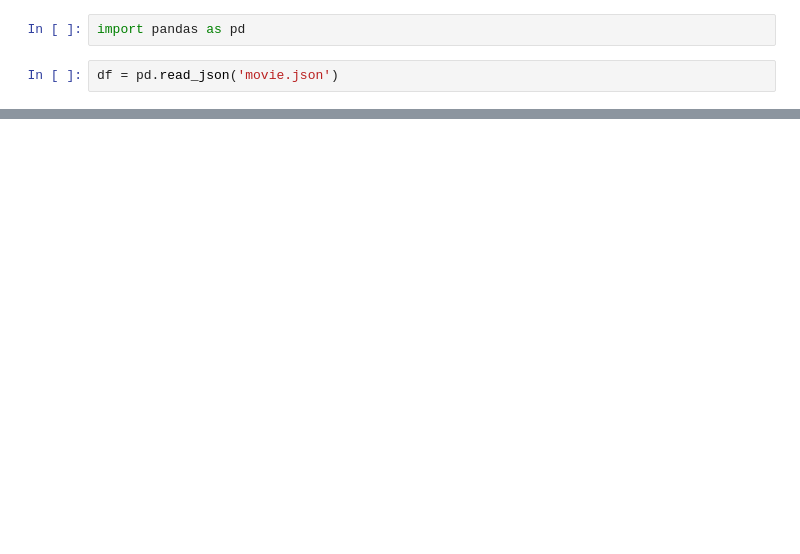
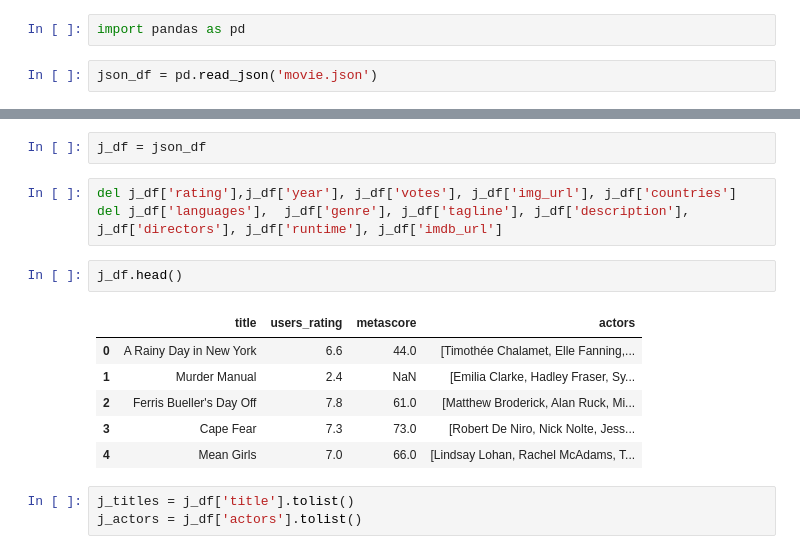
Before and after one commit to NKS8/Rutgers_DS_Project_2, a Jupyter notebook: actor_list/actor_performance.ipynb, the cells around one changed output, grey strips where cells are left out. Cells and saved outputs as stored; diff of their text form; blank space fills up the shorter version.

```diff
--- a/actor_list/actor_performance.ipynb
+++ b/actor_list/actor_performance.ipynb
@@ -1,5 +1,5 @@
 # %%
 import pandas as pd
 # %%
-df = pd.read_json('movie.json')
+json_df = pd.read_json('movie.json')
 # %%
@@ -13,0 +41,17 @@ df.head()
+# %%
+j_df = json_df
+# %%
+del j_df['rating'],j_df['year'], j_df['votes'], j_df['img_url'], j_df['countries']
+del j_df['languages'],  j_df['genre'], j_df['tagline'], j_df['description'], j_df['directors'], j_df['runtime'], j_df['imdb_url']
+# %%
+j_df.head()
+# %% [output]
+|  | title | users_rating | metascore | actors |
+| 0 | A Rainy Day in New York | 6.6 | 44.0 | [Timothée Chalamet, Elle Fanning,... |
+| 1 | Murder Manual | 2.4 | NaN | [Emilia Clarke, Hadley Fraser, Sy... |
+| 2 | Ferris Bueller's Day Off | 7.8 | 61.0 | [Matthew Broderick, Alan Ruck, Mi... |
+| 3 | Cape Fear | 7.3 | 73.0 | [Robert De Niro, Nick Nolte, Jess... |
+| 4 | Mean Girls | 7.0 | 66.0 | [Lindsay Lohan, Rachel McAdams, T... |
+# %%
+j_titles = j_df['title'].tolist()
+j_actors = j_df['actors'].tolist()
```
Also changed, not shown: parts of 3 cells of this notebook.
